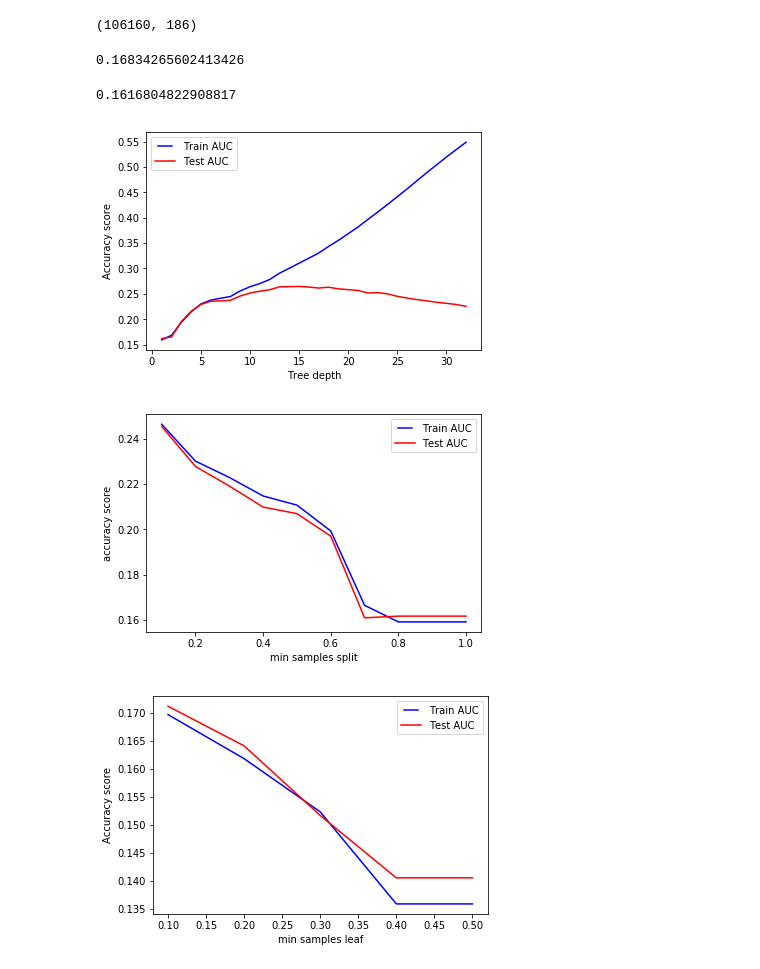
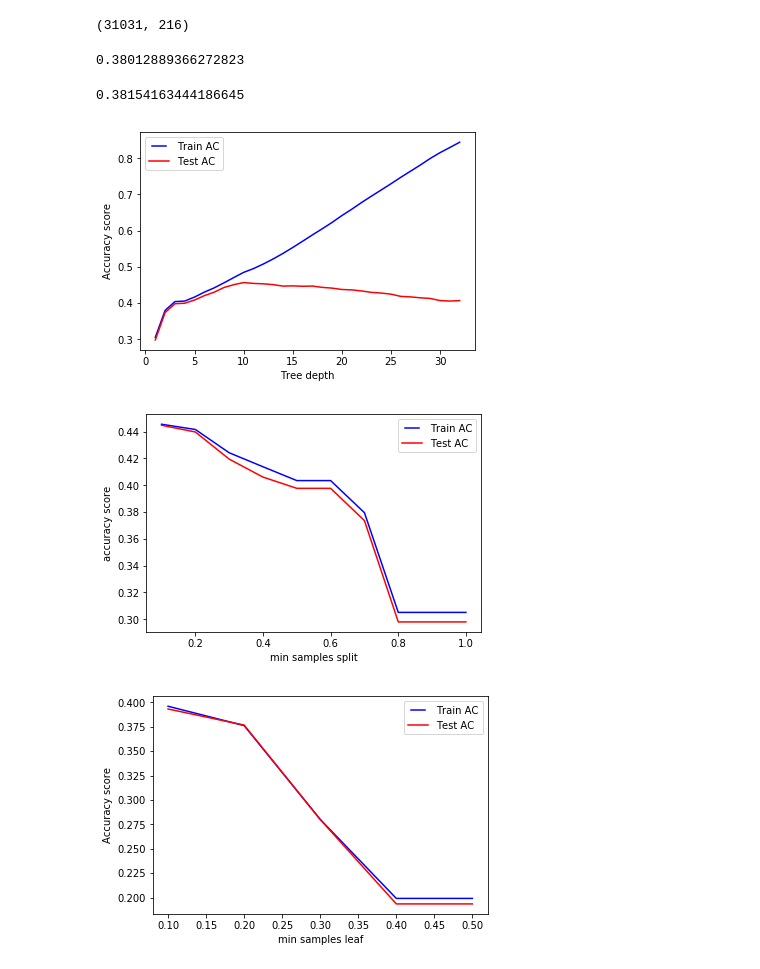
Before and after one commit to snalegave/nyc-parking-violations, a Jupyter notebook: prep_compile.ipynb, the cells around one changed output. Cells and saved outputs as stored; diff of their text form; code cells hidden in the pictures.

```diff
--- a/prep_compile.ipynb
+++ b/prep_compile.ipynb
@@ -11,8 +11,8 @@ from sklearn.feature_selection import SelectPercentile, f_classif
 import matplotlib as mpl
 import matplotlib.pyplot as plt
 # %%
-full_df = pd.read_csv('./Parking_Violations_Issued_-_Fiscal_Year_2018.csv', usecols=  ['Summons Number','Plate Type',
-        'Violation Code', 'Vehicle Body Type', 'Vehicle Make', 'Vehicle Color', 'Violation County','Vehicle Year', 'Violation Time'],
+full_df = pd.read_csv('./Parking_Violations_Issued_-_Fiscal_Year_2018.csv', usecols=  ['Summons Number','Issue Date','Plate Type', 'Issuing Agency', 'Registration State',
+        'Violation Code', 'Vehicle Body Type', 'Sub Division', 'Law Section', 'Vehicle Make', 'Vehicle Color', 'Violation County','Vehicle Year', 'Violation Time'],
          index_col='Summons Number')
 # %%
 full_df.shape
@@ -215,7 +214,7 @@ See the caveats in the documentation: http://pandas.pydata.org/pandas-docs/stabl
 # %%
 sample_df.shape
 # %% [output]
-(106160, 186)
+(31031, 216)
 # %%
 train_features, test_features, train_outcome, test_outcome = train_test_split(
    sample_df.drop(columns=['Violation Code']),      # features
@@ -230,7 +229,7 @@ train_pred = tree_clf.predict(test_features)
 accuracy = accuracy_score(tree_clf.predict(test_features), test_outcome)
 accuracy
 # %% [output]
-0.16834265602413426
+0.38012889366272823
 # %%
 x_train, x_test, y_train, y_test = train_test_split(sample_df.drop(columns=['Violation Code']),
    sample_df['Violation Code'], test_size=0.25)
@@ -242,34 +241,34 @@ y_pred = dt.predict(x_test)
 accuracy = accuracy_score(dt.predict(x_test), y_test)
 accuracy
 # %% [output]
-0.1616804822908817
+0.38154163444186645
 # %%
 max_depths = np.linspace(1, 32, 32, endpoint=True)
 train_results = []
 test_results = []
 
 for max_depth in max_depths:
     dt = DecisionTreeClassifier(max_depth=max_depth)
     dt.fit(x_train, y_train)
     train_pred = dt.predict(x_train)
     accuracy = accuracy_score(train_pred, y_train)
     # Add auc score to previous train results
     train_results.append(accuracy)
     y_pred = dt.predict(x_test)
     accuracy = accuracy_score(y_pred, y_test)
     # Add auc score to previous test results
     test_results.append(accuracy)
 
 from matplotlib.legend_handler import HandlerLine2D
 
-line1, = plt.plot(max_depths, train_results, 'b', label='Train AUC')
-line2, = plt.plot(max_depths, test_results, 'r', label='Test AUC')
+line1, = plt.plot(max_depths, train_results, 'b', label='Train AC')
+line2, = plt.plot(max_depths, test_results, 'r', label='Test AC')
 plt.legend(handler_map={line1: HandlerLine2D(numpoints=2)})
 plt.ylabel('Accuracy score')
 plt.xlabel('Tree depth')
 plt.show()
 # %% [output]
-[figure, old version]
+[figure, new version]
 # %%
 min_samples_splits = np.linspace(0.1, 1.0, 10, endpoint=True)
 train_results = []
@@ -288,14 +287,14 @@ for min_samples_split in min_samples_splits:
     test_results.append(accuracy)
 
 from matplotlib.legend_handler import HandlerLine2D
-line1, = plt.plot(min_samples_splits, train_results, 'b', label='Train AUC')
-line2, = plt.plot(min_samples_splits, test_results, 'r', label='Test AUC')
+line1, = plt.plot(min_samples_splits, train_results, 'b', label='Train AC')
+line2, = plt.plot(min_samples_splits, test_results, 'r', label='Test AC')
 plt.legend(handler_map={line1: HandlerLine2D(numpoints=2)})
 plt.ylabel('accuracy score')
 plt.xlabel('min samples split')
 plt.show()
 # %% [output]
-[figure, old version]
+[figure, new version]
 # %%
 min_samples_leafs = np.linspace(0.1, 0.5, 5, endpoint=True)
 train_results = []
@@ -310,14 +309,14 @@ for min_samples_leaf in min_samples_leafs:
     accuracy = accuracy_score(y_pred, y_test)
     test_results.append(accuracy)
 from matplotlib.legend_handler import HandlerLine2D
-line1, = plt.plot(min_samples_leafs, train_results, 'b', label='Train AUC')
-line2, = plt.plot(min_samples_leafs, test_results, 'r', label='Test AUC')
+line1, = plt.plot(min_samples_leafs, train_results, 'b', label='Train AC')
+line2, = plt.plot(min_samples_leafs, test_results, 'r', label='Test AC')
 plt.legend(handler_map={line1: HandlerLine2D(numpoints=2)})
 plt.ylabel('Accuracy score')
 plt.xlabel('min samples leaf')
 plt.show()
 # %% [output]
-[figure, old version]
+[figure, new version]
 # %%
 max_features = list(range(1,sample_df.shape[1]))
 train_results = []
```
Also changed, not shown: parts of 6 cells of this notebook.
